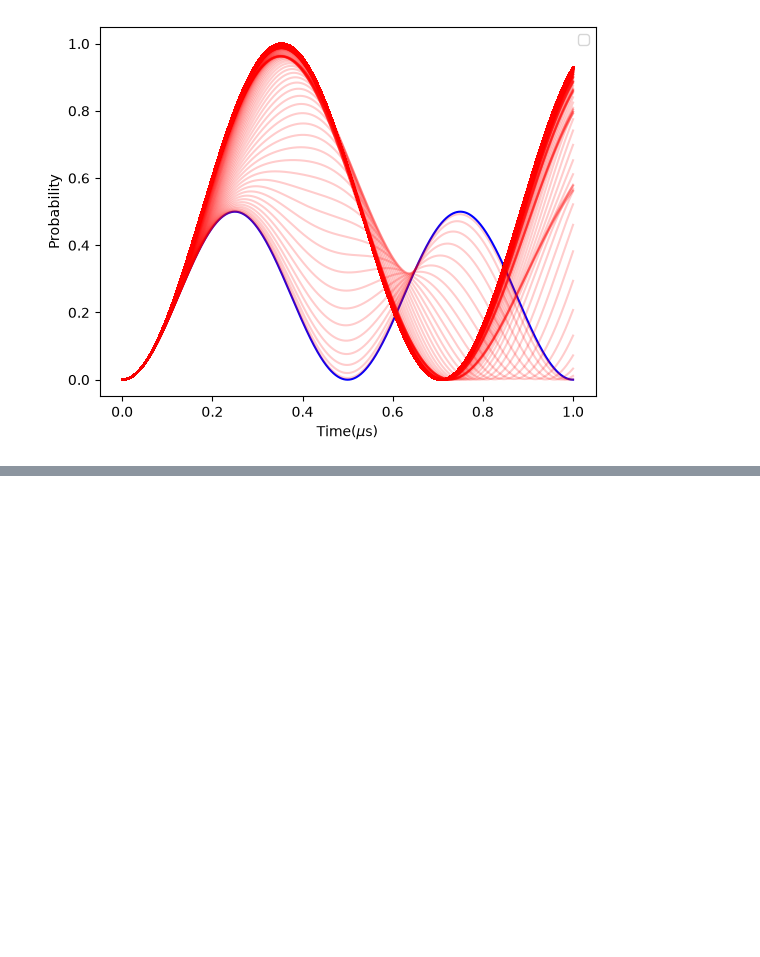
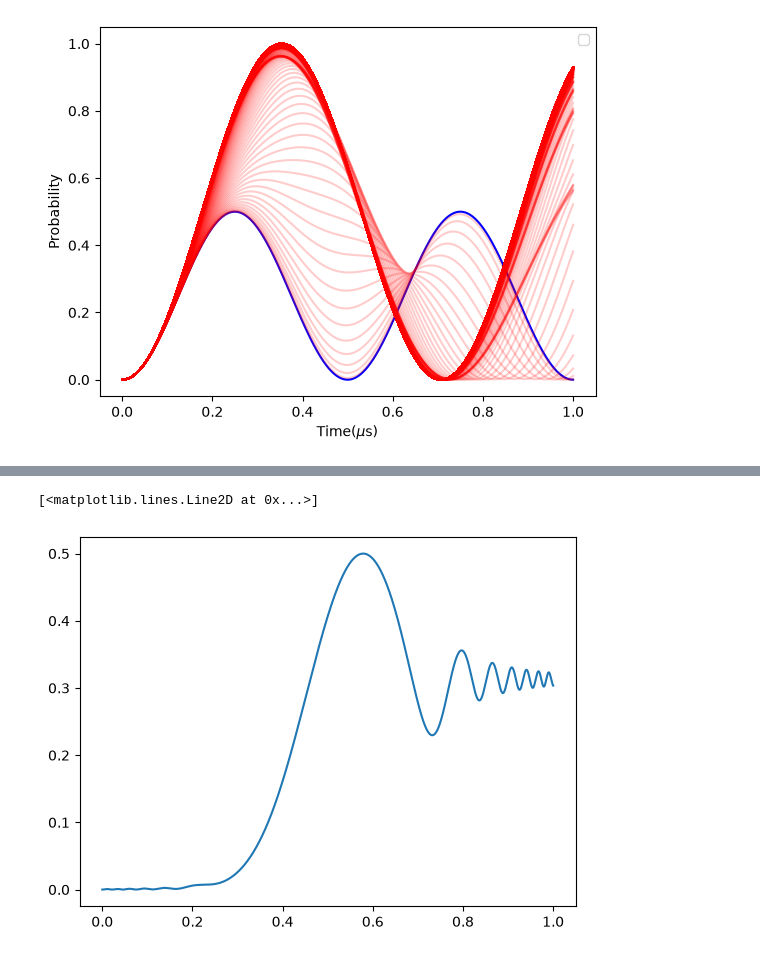
Before and after one commit to oscarfry05/Computing-Project, a Jupyter notebook: Milestone.ipynb, the cells around one changed output, grey strips where cells are left out. Drawn from its saved outputs; the diff is of its cells as text; code cells hidden in the pictures; blank space fills up the shorter version.

```diff
--- a/Milestone.ipynb
+++ b/Milestone.ipynb
@@ -165,0 +225,8 @@ plt.show()
+# %%
+# Plot the probability for phi+ state and V=0
+Probability_phi_plus_trotter = np.abs((states[:,1] + states[:,2])/np.sqrt(2))**2
+plt.figure()
+plt.plot(times*1e6, Probability_phi_plus_trotter)
+# %% [output]
+[<matplotlib.lines.Line2D at 0x...>]
+[figure, added]
```
Also changed, not shown: parts of 11 cells of this notebook.
